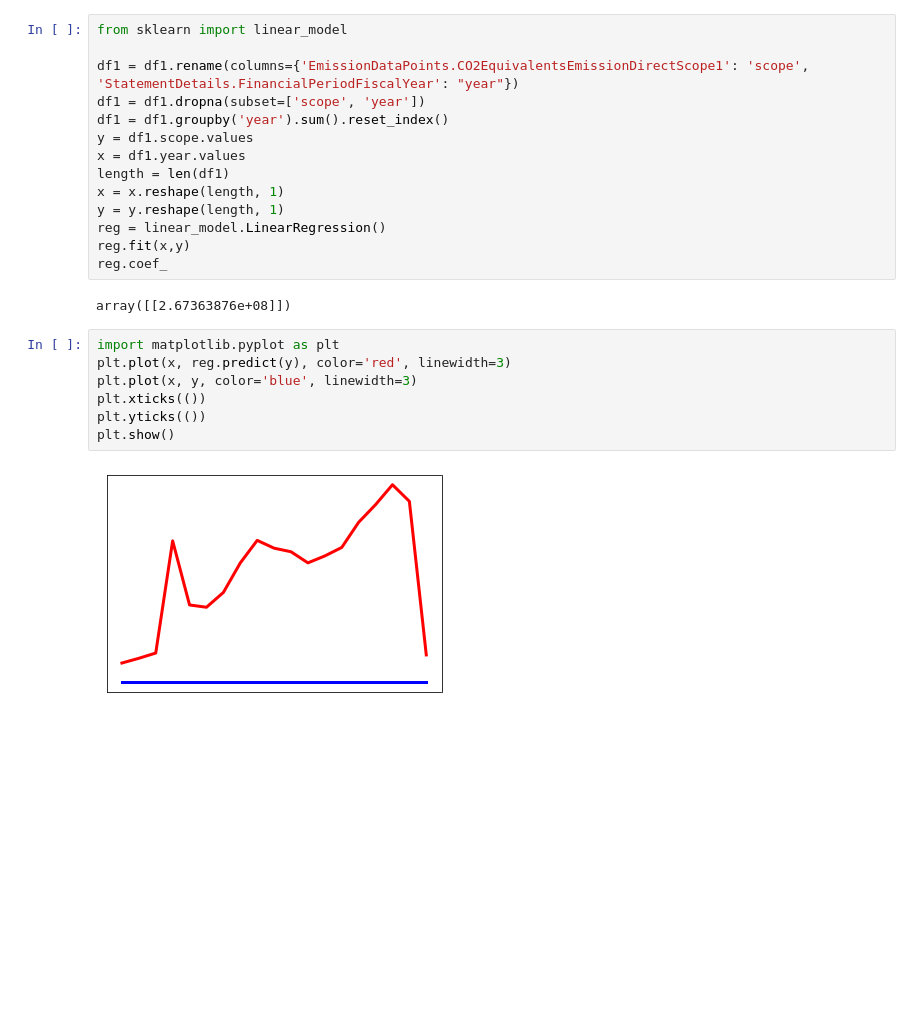
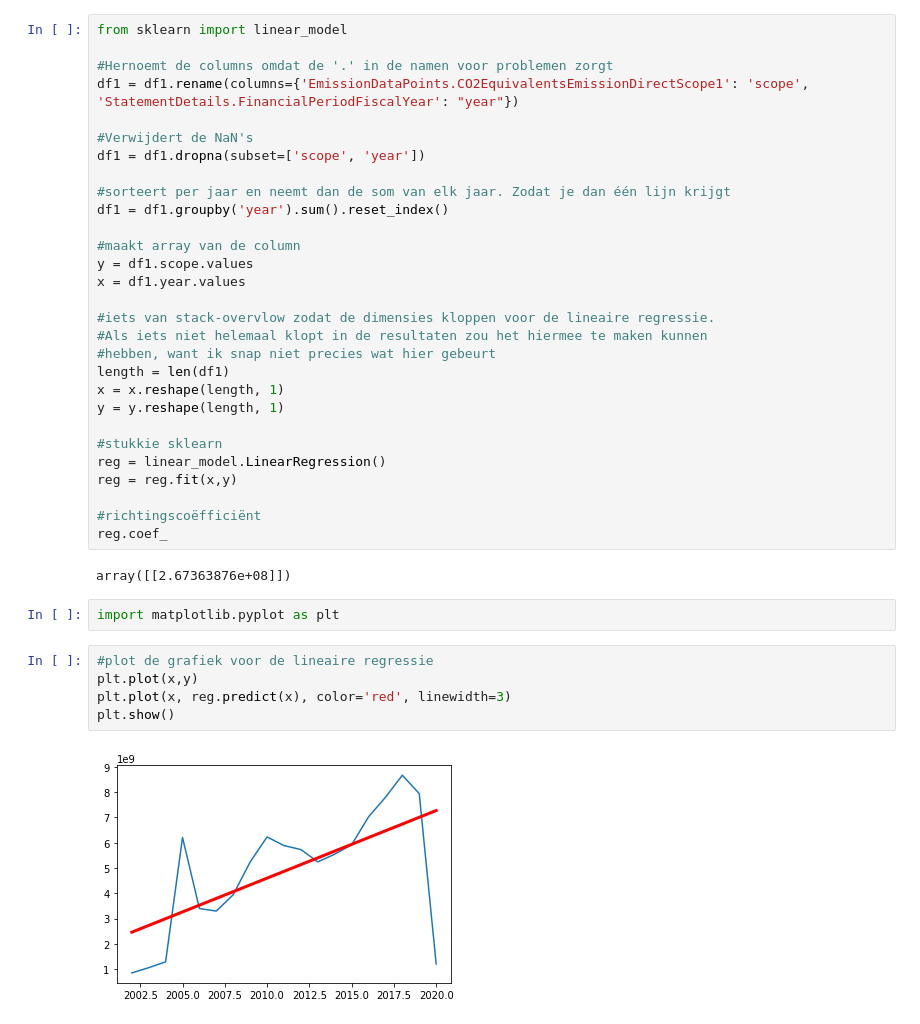
Before and after one commit to knuffelbeer/leren_en_beslissen_public, a Jupyter notebook: company_emissions_preprocessing_lin_reg.ipynb, the cells around one changed output. Saved outputs shown, nothing was run; the diff lists cells and outputs as text; blank space fills up the shorter version.

```diff
--- a/company_emissions_preprocessing_lin_reg.ipynb
+++ b/company_emissions_preprocessing_lin_reg.ipynb
@@ -186,25 +186,40 @@ Name: EmissionDataPoints.CO2EquivalentsEmissionDirectScope1, dtype: float64
 # %%
 from sklearn import linear_model
 
+#Hernoemt de columns omdat de '.' in de namen voor problemen zorgt
 df1 = df1.rename(columns={'EmissionDataPoints.CO2EquivalentsEmissionDirectScope1': 'scope', 'StatementDetails.FinancialPeriodFiscalYear': "year"})
+
+#Verwijdert de NaN's
 df1 = df1.dropna(subset=['scope', 'year'])
+
+#sorteert per jaar en neemt dan de som van elk jaar. Zodat je dan één lijn krijgt
 df1 = df1.groupby('year').sum().reset_index()
+
+#maakt array van de column
 y = df1.scope.values
 x = df1.year.values
+
+#iets van stack-overvlow zodat de dimensies kloppen voor de lineaire regressie.
+#Als iets niet helemaal klopt in de resultaten zou het hiermee te maken kunnen
+#hebben, want ik snap niet precies wat hier gebeurt
 length = len(df1)
 x = x.reshape(length, 1)
 y = y.reshape(length, 1)
+
+#stukkie sklearn
 reg = linear_model.LinearRegression()
-reg.fit(x,y)
+reg = reg.fit(x,y)
+
+#richtingscoëfficiënt
 reg.coef_
 # %% [output]
 array([[2.67363876e+08]])
+# %%
+import matplotlib.pyplot as plt
 # %%
-import matplotlib.pyplot as plt
-plt.plot(x, reg.predict(y), color='red', linewidth=3)
-plt.plot(x, y, color='blue', linewidth=3)
-plt.xticks(())
-plt.yticks(())
+#plot de grafiek voor de lineaire regressie
+plt.plot(x,y)
+plt.plot(x, reg.predict(x), color='red', linewidth=3)
 plt.show()
 # %% [output]
-[figure, old version]
+[figure, new version]
```
